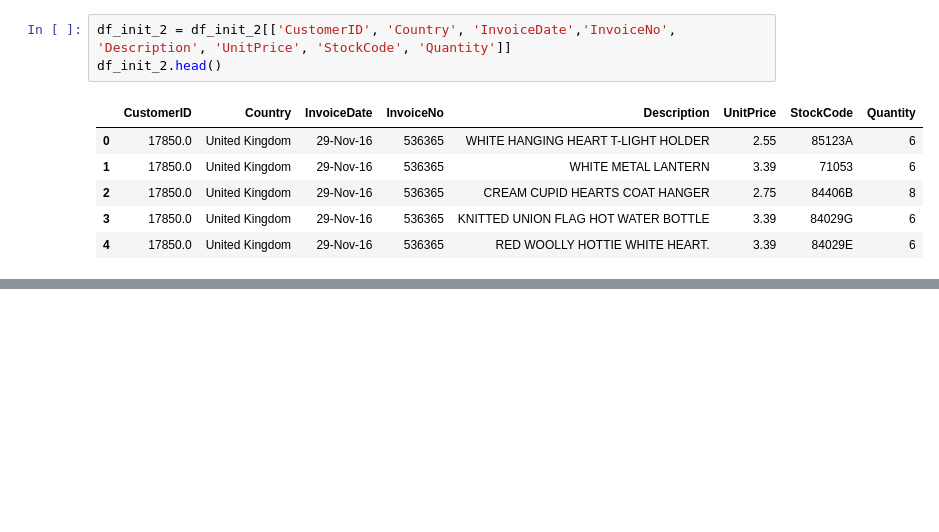
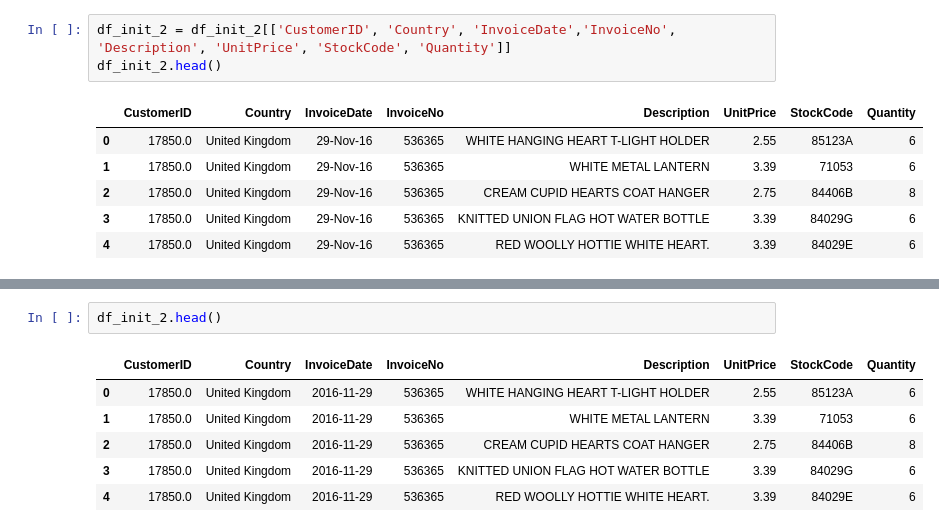
Before and after one commit to felipedmnq/PA05-Insiders-Program, a Jupyter notebook: PA05_initial_NB.ipynb, the cells around one changed output, grey strips where cells are left out. Saved outputs shown, nothing was run; the diff lists cells and outputs as text; blank space fills up the shorter version.

```diff
--- a/PA05_initial_NB.ipynb
+++ b/PA05_initial_NB.ipynb
@@ -147,0 +189,9 @@ df_init_2.head()
+# %%
+df_init_2.head()
+# %% [output]
+|  | CustomerID | Country | InvoiceDate | InvoiceNo | Description | UnitPrice | StockCode | Quantity |
+| 0 | 17850.0 | United Kingdom | 2016-11-29 | 536365 | WHITE HANGING HEART T-LIGHT HOLDER | 2.55 | 85123A | 6 |
+| 1 | 17850.0 | United Kingdom | 2016-11-29 | 536365 | WHITE METAL LANTERN | 3.39 | 71053 | 6 |
+| 2 | 17850.0 | United Kingdom | 2016-11-29 | 536365 | CREAM CUPID HEARTS COAT HANGER | 2.75 | 84406B | 8 |
+| 3 | 17850.0 | United Kingdom | 2016-11-29 | 536365 | KNITTED UNION FLAG HOT WATER BOTTLE | 3.39 | 84029G | 6 |
+| 4 | 17850.0 | United Kingdom | 2016-11-29 | 536365 | RED WOOLLY HOTTIE WHITE HEART. | 3.39 | 84029E | 6 |
```
Also changed, not shown: parts of 24 cells of this notebook.
